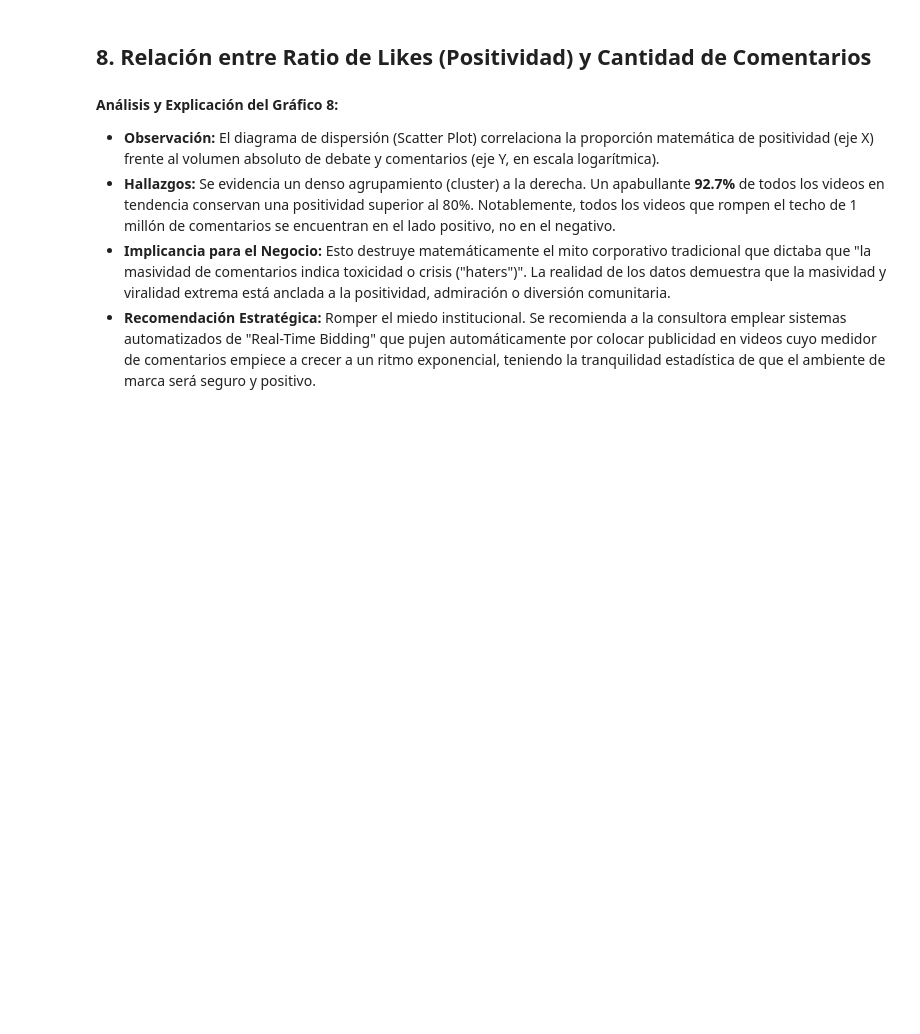
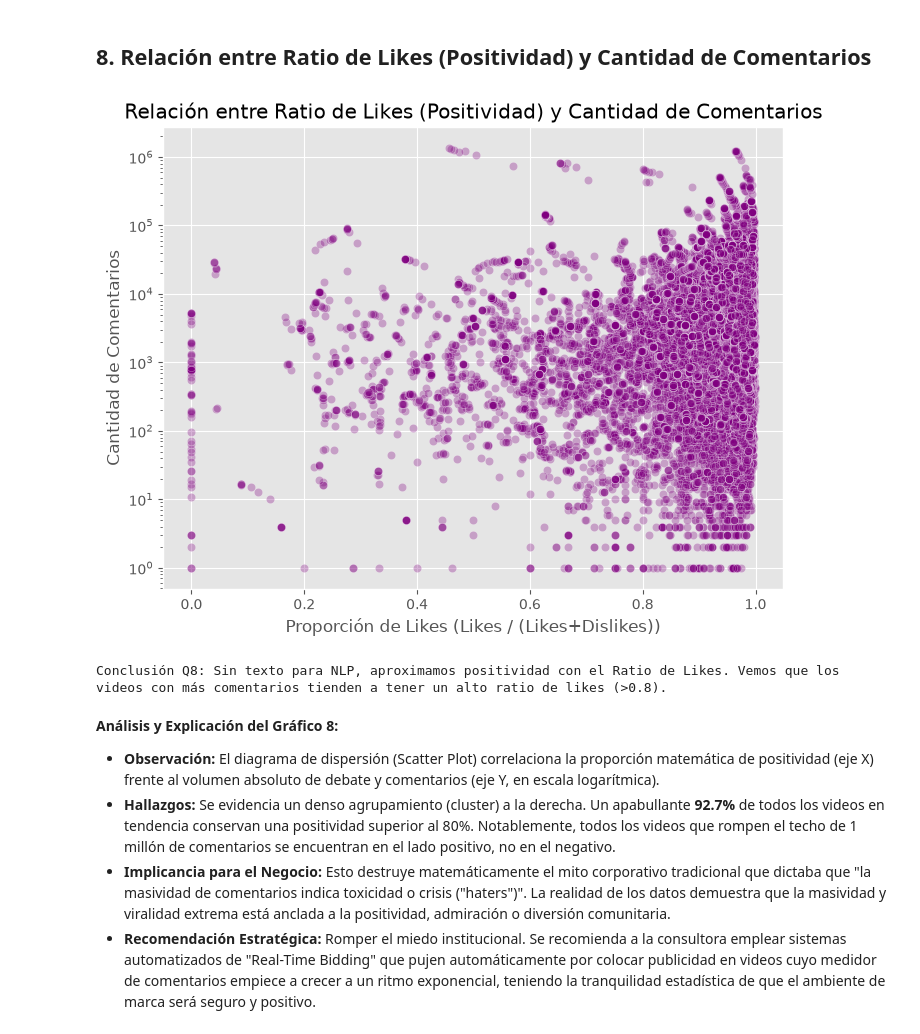
Before and after one commit to ghostrider101218/1ACC0216-TB2-2026-1, a Jupyter notebook: notebooks/respuestas_consultora.ipynb, the cells around one changed output. Cells and saved outputs as stored; diff of their text form; code cells hidden in the pictures; blank space fills up the shorter version.

```diff
--- a/notebooks/respuestas_consultora.ipynb
+++ b/notebooks/respuestas_consultora.ipynb
@@ -191,15 +218,18 @@ plt.show()
 # %%
 # 8. ¿Los videos en tendencia son los que mayor cantidad de comentarios positivos reciben?
 # Como el dataset no incluye el texto de los comentarios, aproximamos la positividad con el ratio de Likes.
 plt.figure(figsize=(8,6))
 df['like_ratio'] = df['likes'] / (df['likes'] + df['dislikes'] + 1)
-sns.scatterplot(x='like_ratio', y='log_comments', data=df, alpha=0.3, color='purple')
+sns.scatterplot(x='like_ratio', y='comment_count', data=df, alpha=0.3, color='purple')
 plt.title('Relación entre Ratio de Likes (Positividad) y Cantidad de Comentarios')
 plt.xlabel('Proporción de Likes (Likes / (Likes+Dislikes))')
-plt.ylabel('Logaritmo de Comentarios (log_comments)')
-# plt.yscale('log')
+plt.ylabel('Cantidad de Comentarios')
+plt.yscale('log')
 plt.show()
 print("Conclusión Q8: Sin texto para NLP, aproximamos positividad con el Ratio de Likes. Vemos que los videos con más comentarios tienden a tener un alto ratio de likes (>0.8).")
+# %% [output]
+[figure, added]
+Conclusión Q8: Sin texto para NLP, aproximamos positividad con el Ratio de Likes. Vemos que los videos con más comentarios tienden a tener un alto ratio de likes (>0.8).
 # %% [markdown]
 **Análisis y Explicación del Gráfico 8:**
 - **Observación:** El diagrama de dispersión (Scatter Plot) correlaciona la proporción matemática de positividad (eje X) frente al volumen absoluto de debate y comentarios (eje Y, en escala logarítmica).
```
Also changed, not shown: parts of 10 cells of this notebook, 1 other file.
